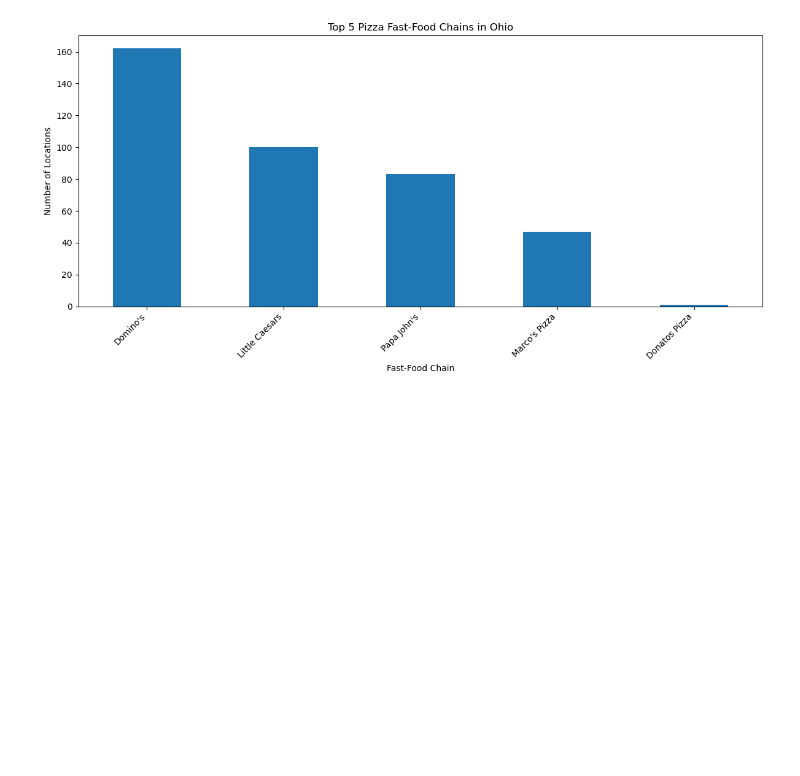
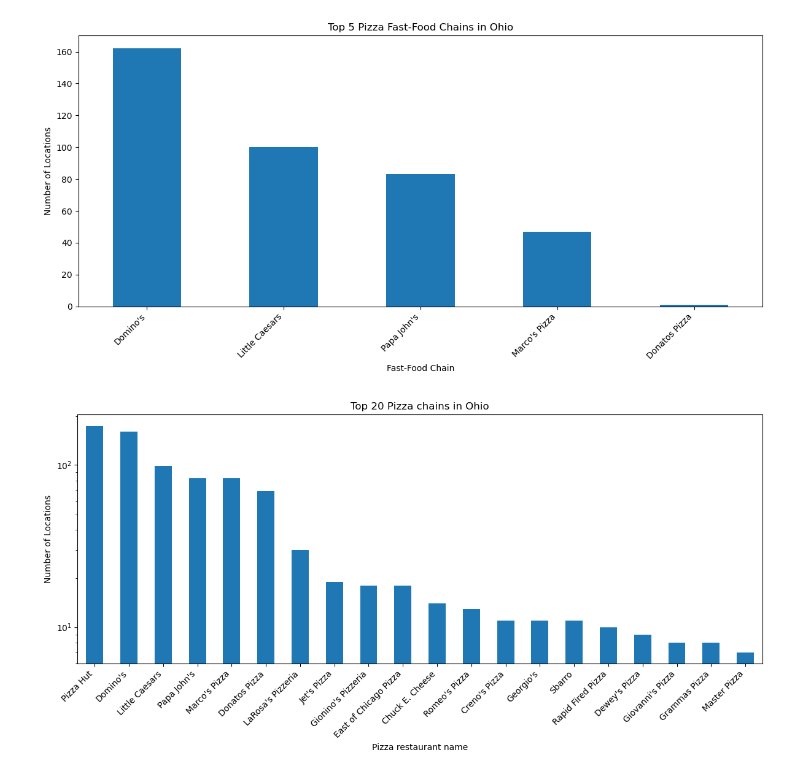
Before and after one commit to Erdos-Projects/fall-2025-crash-course-in-fast-food, a Jupyter notebook: fastfoodnameanalysis.ipynb, the cells around one changed output. Saved outputs shown, nothing was run; the diff lists cells and outputs as text; code cells hidden in the pictures; blank space fills up the shorter version.

```diff
--- a/fastfoodnameanalysis.ipynb
+++ b/fastfoodnameanalysis.ipynb
@@ -9,0 +18,8 @@ fastfood = gpd.read_file("Data/fastfood_all_ohio.gpkg", layer="fastfood")
+# %%
+# Load the pizza file
+
+# check all layers in the pizza file
+pizza_layers = fiona.listlayers("Data/pizza_places_ohio.gpkg")
+print(pizza_layers)
+
+pizza = gpd.read_file("Data/pizza_places_ohio.gpkg", layer="pizza_places")
@@ -108,3 +168,20 @@ plt.tight_layout()
 plt.show()
 # %% [output]
 [figure]
+# %%
+# from the pizza file, get the pizza place occurences
+
+pizzacounts = pizza["name"].value_counts().head(20)
+
+# Plot
+plt.figure(figsize=(12, 6))
+pizzacounts.plot(kind="bar")
+plt.title("Top 20 Pizza chains in Ohio")
+plt.ylabel("Number of Locations")
+plt.xlabel("Pizza restaurant name")
+plt.yscale("log")
+plt.xticks(rotation=45, ha="right")
+plt.tight_layout()
+plt.show()
+# %% [output]
+[figure, added]
```
Also changed, not shown: parts of 11 cells of this notebook, 3 other files.
